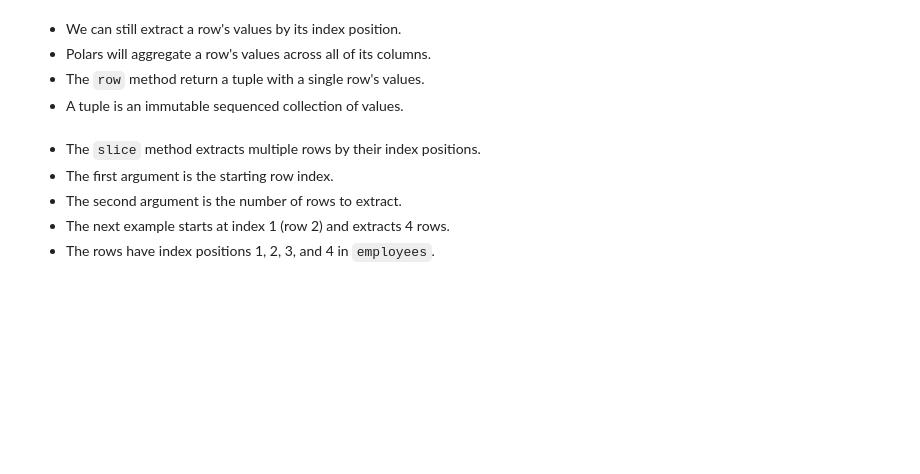
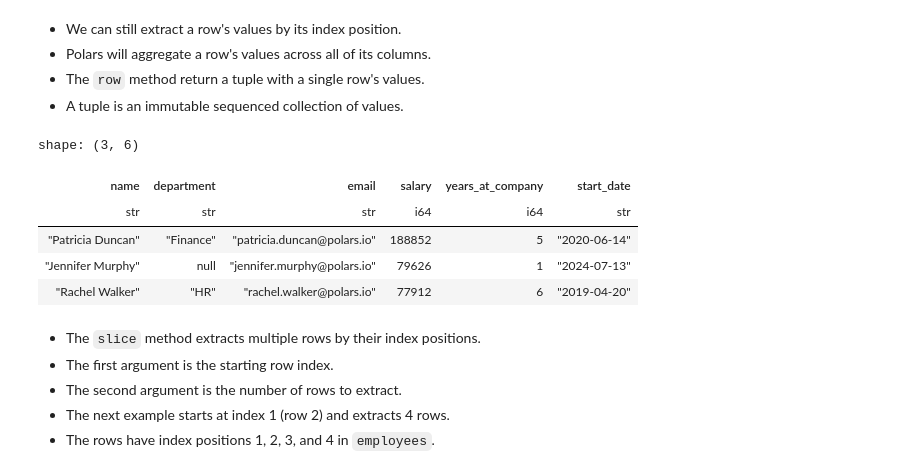
Before and after one commit to yaowenqiang/Data-Analysis-with-Polars-and-Python, a Jupyter notebook: incomplete/04 - DataFrames I.ipynb, the cells around one changed output. Cells and saved outputs as stored; diff of their text form; code cells hidden in the pictures; blank space fills up the shorter version.

```diff
--- a/incomplete/04 - DataFrames I.ipynb
+++ b/incomplete/04 - DataFrames I.ipynb
@@ -767,6 +780,15 @@ shape: (3, 2)
 - Polars will aggregate a row's values across all of its columns.
 - The `row` method return a tuple with a single row's values.
 - A tuple is an immutable sequenced collection of values.
+# %%
+employees.slice(-8, 3)
+# %% [output]
+shape: (3, 6)
+| name | department | email | salary | years_at_company | start_date |
+| str | str | str | i64 | i64 | str |
+| "Patricia Duncan" | "Finance" | "patricia.duncan@polars.io" | 188852 | 5 | "2020-06-14" |
+| "Jennifer Murphy" | null | "jennifer.murphy@polars.io" | 79626 | 1 | "2024-07-13" |
+| "Rachel Walker" | "HR" | "rachel.walker@polars.io" | 77912 | 6 | "2019-04-20" |
 # %% [markdown]
 - The `slice` method extracts multiple rows by their index positions.
 - The first argument is the starting row index.
```
Also changed, not shown: parts of 1 cell of this notebook.
